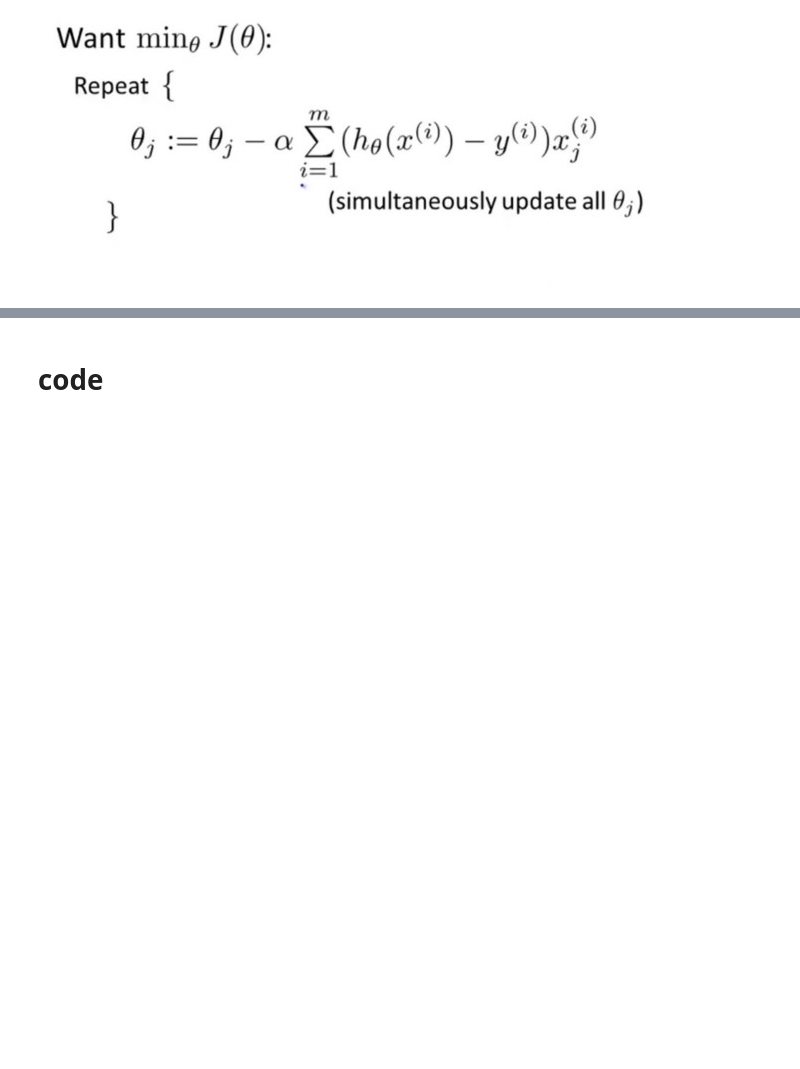
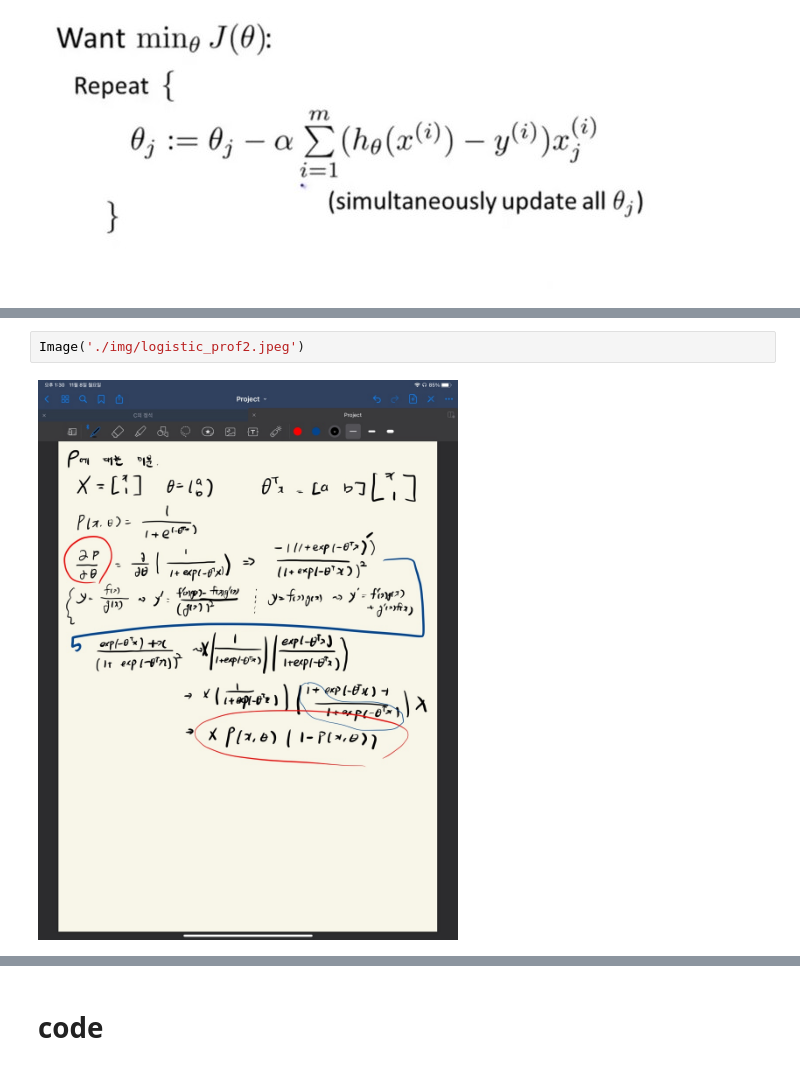
Before and after one commit to Aramir-A1DATAINT/Daily_study, a Jupyter notebook: 5_popular_ml/LogisticRegression.ipynb, the cells around one changed output, grey strips where cells are left out. Saved outputs shown, nothing was run; the diff lists cells and outputs as text; blank space fills up the shorter version.

```diff
--- a/5_popular_ml/LogisticRegression.ipynb
+++ b/5_popular_ml/LogisticRegression.ipynb
@@ -101,0 +108,4 @@ Image('./img/logistic_gradient1.jpeg')
+# %%
+Image('./img/logistic_prof2.jpeg')
+# %% [output]
+[figure, added]
```
Also changed, not shown: parts of 3 cells of this notebook.
